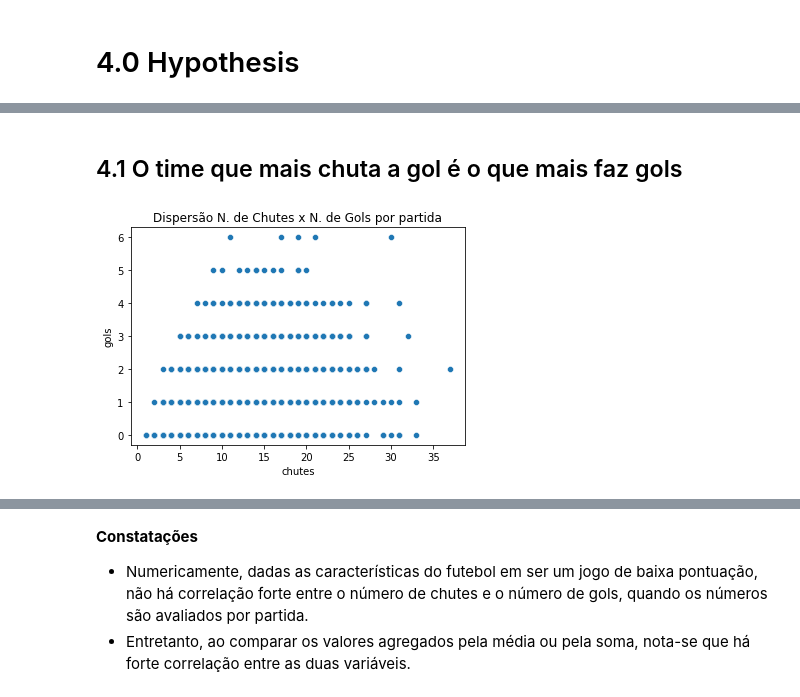
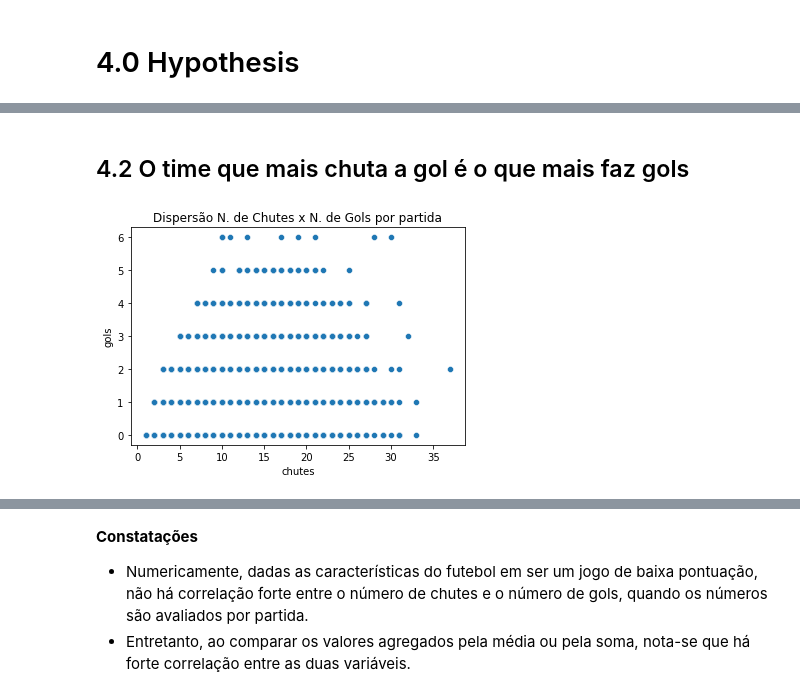
Before and after one commit to mahelvson/FootballPredictions, a Jupyter notebook: notebooks/Cycle11 - Final Analysis.ipynb, the cells around one changed output, grey strips where cells are left out. Saved outputs shown, nothing was run; the diff lists cells and outputs as text; code cells hidden in the pictures.

```diff
--- a/notebooks/Cycle11 - Final Analysis.ipynb
+++ b/notebooks/Cycle11 - Final Analysis.ipynb
@@ -571,4 +735,4 @@ Algumas hipóteses podem ajudar a determinar as melhores features e insights par
 </ol>
 # %%
-df_full4 = df_full3.copy()
-df_stats4 = df_stats3.copy()
+df4_full = df3_full.copy()
+df4_stats = df3_stats.copy()
@@ -583,24 +782,38 @@ len(df_full4.ID.unique())
 # %%
-# cria um dataframe com as estatisticas de cada partida
 def add_attributes(df_stats, df_full):
     """
     This function merge some attributes from two differente df, considering home x away teams
     """
 
-    columns = df_stats.columns.to_list()[5:-1]
+    columns = df_stats.columns.to_list()[5:-3]
 
     for row in range(len(df_full)):
         for column in columns:
-            if (df_stats[['ID']] == df_full.loc[row, 'ID']) & (df_stats[['clube']] == df_full.loc[row, 'mandante']):
+            if (df_stats['ID'] == df_full.loc[row, 'ID']).any() & (df_stats['clube'] == df_full.loc[row, 'mandante']).any():
                 df_full.loc[row, 'mandante_' + column] = df_stats[(df_stats['ID'] == df_full.loc[row, 'ID']) & (df_stats['clube'] == df_full.loc[row, 'mandante'])][column].values[0]
-            #else:
-            #    df_full.loc[row, 'mandante_' + column] = np.nan
+            else:
+                df_full.loc[row, 'mandante_' + column] = np.nan
 
-            if (df_stats[['ID']] == df_full.loc[row, 'ID']) & (df_stats[['clube']] == df_full.loc[row, 'visitante']):
+            if (df_stats['ID'] == df_full.loc[row, 'ID']).any() & (df_stats['clube'] == df_full.loc[row, 'visitante']).any():
                 df_full.loc[row, 'visitante_' + column] = df_stats[(df_stats['ID'] == df_full.loc[row, 'ID']) & (df_stats['clube'] == df_full.loc[row, 'visitante'])][column].values[0]
-            #else:
-            #    df_full.loc[row, 'visitante_' + column] = np.nan
+            else:
+                df_full.loc[row, 'visitante_' + column] = np.nan
 
-    #df_full_stats_recent = df_full_stats_recent.drop(['mandante_clube', 'visitante_clube'], axis = 1)
 
     return df_full
+
+def win(row):
+    """
+    Cria uma variavel auxiliar para contar as vitorias
+    """
+    if (row.index == 'mandante').any():
+        if row['vencedor'] == 1:
+            return 1
+        else:
+            return 0
+
+    elif (row.index == 'visitante').any():
+        if row['vencedor'] == 2:
+            return 1
+        else:
+            return 0
@@ -609,2 +820,2 @@ df4.
 # %%
-df4 = add_attributes(df_stats4, df_full4)b
+df4 = add_attributes(df4_stats, df4_full)
@@ -613,15 +837,18 @@ ValueError: The truth value of a DataFrame is ambiguous. Use a.empty, a.bool(),
 # %% [markdown]
-## 4.1 O time que mais chuta a gol é o que mais faz gols
+## 4.2 O time que mais chuta a gol é o que mais faz gols
+# %%
+# removendo os problemas de valores zeros nos passes, que provavelmente indica registro incorreto também nos passes
+df_aux4 = df4[(df4.mandante_passes != 0) | (df4.visitante_passes != 0)]
 # %%
-df_aux41 = pd.concat([df4[['mandante', 'mandante_chutes', 'mandante_placar']] \
+df_aux41 = pd.concat([df_aux4[['mandante', 'mandante_chutes', 'mandante_placar']] \
                       .rename(columns={'mandante': 'clube', 'mandante_chutes': 'chutes', 'mandante_placar': 'gols'}),\
-                      df4[['visitante', 'visitante_chutes', 'visitante_placar']] \
+                      df_aux4[['visitante', 'visitante_chutes', 'visitante_placar']] \
                       .rename(columns={'visitante': 'clube', 'visitante_chutes': 'chutes', 'visitante_placar': 'gols'})], axis=0)
 
 sns.scatterplot(x=df_aux41.chutes, y=df_aux41.gols);
 plt.title('Dispersão N. de Chutes x N. de Gols por partida');
 # %% [output]
-[figure, old version]
+[figure, new version]
 # %%
 df_aux41.corr()
 # %% [output]
```
Also changed, not shown: parts of 164 cells of this notebook.
